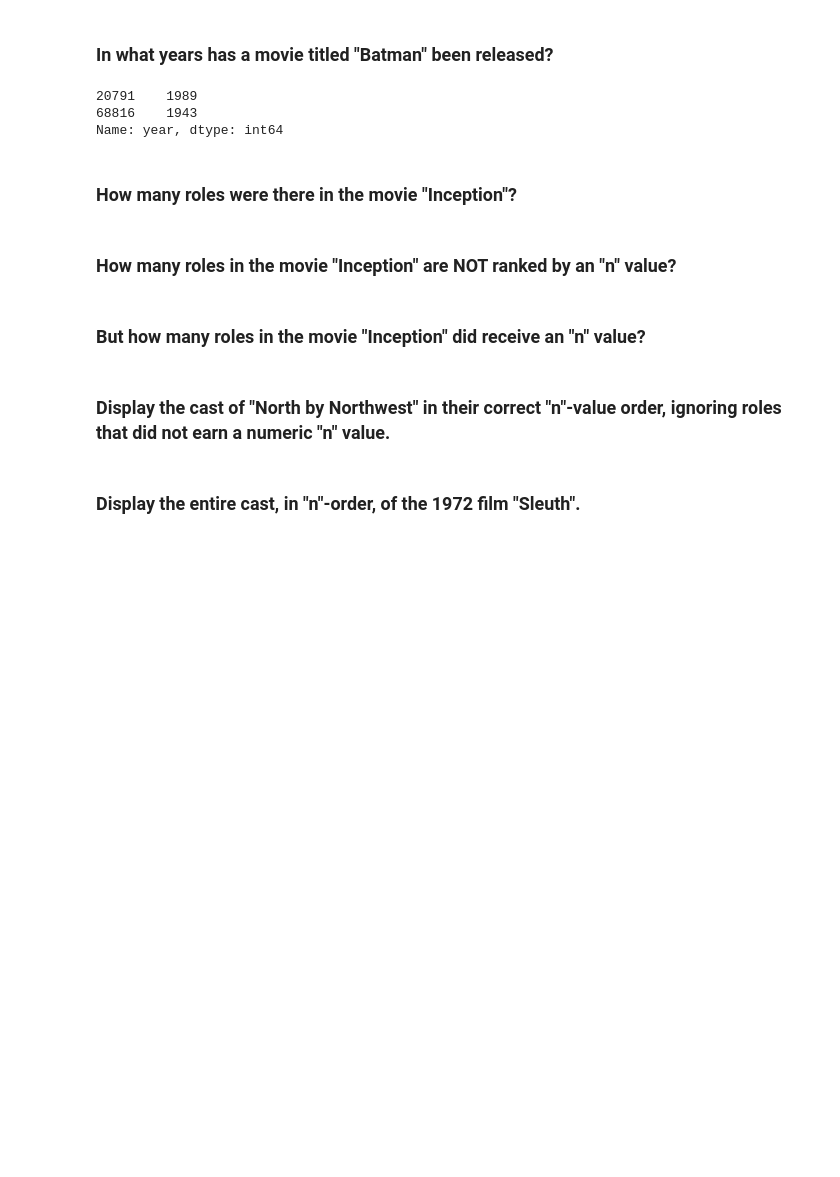
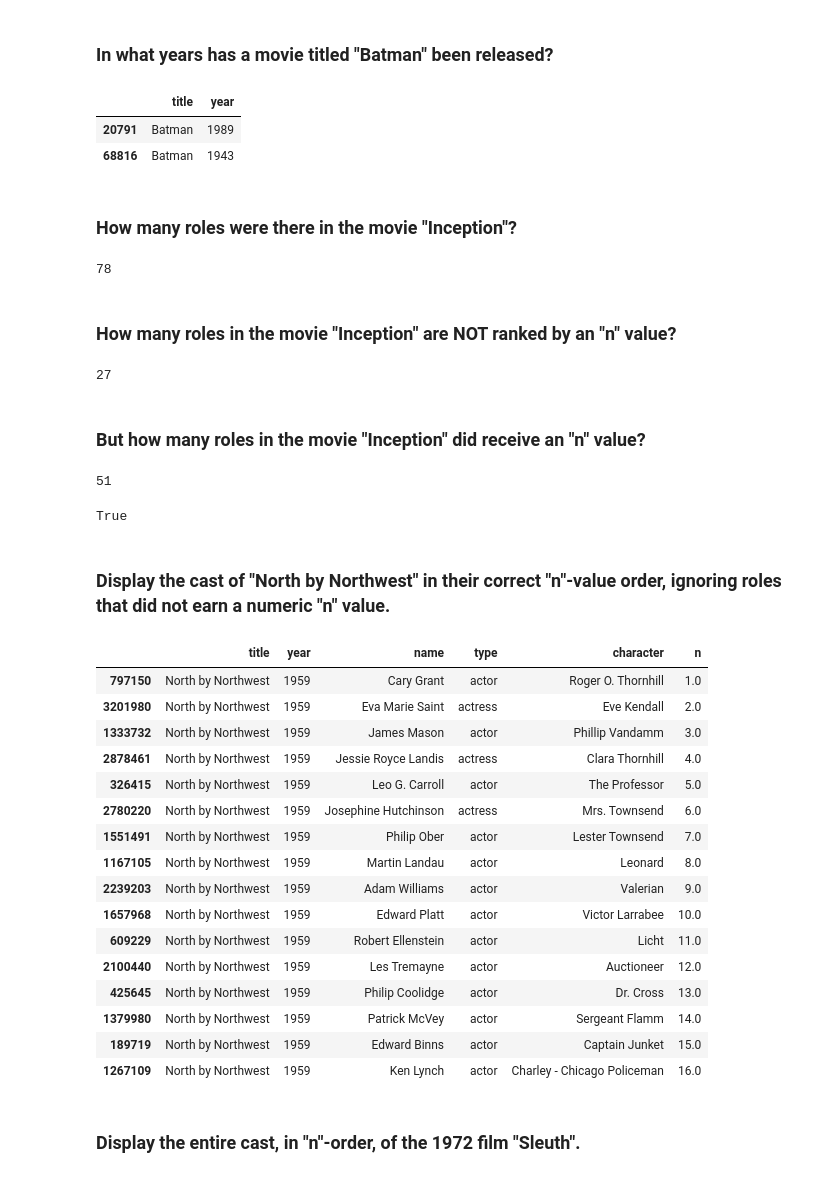
Before and after one commit to stephentesta/pycon-pandas-tutorial, a Jupyter notebook: Exercises-1.ipynb, the cells around one changed output. Drawn from its saved outputs; the diff is of its cells as text; code cells hidden in the pictures; blank space fills up the shorter version.

```diff
--- a/Exercises-1.ipynb
+++ b/Exercises-1.ipynb
@@ -153,18 +153,63 @@ len(made_between_1950_1959)
 # %% [markdown]
 ### In what years has a movie titled "Batman" been released?
 # %%
-titles.year[titles.title == 'Batman']
+t = titles[titles.title == 'Batman']
+t
 # %% [output]
-20791    1989
-68816    1943
-Name: year, dtype: int64
+|  | title | year |
+| 20791 | Batman | 1989 |
+| 68816 | Batman | 1943 |
 # %% [markdown]
 ### How many roles were there in the movie "Inception"?
+# %%
+inception_cast = cast[(cast.title == 'Inception')]
+len(inception_cast)
+# %% [output]
+78
 # %% [markdown]
 ### How many roles in the movie "Inception" are NOT ranked by an "n" value?
+# %%
+n_nas = inception_cast.n.isnull()
+not_ranked_n = inception_cast[n_nas]
+len(not_ranked_n)
+# %% [output]
+27
 # %% [markdown]
 ### But how many roles in the movie "Inception" did receive an "n" value?
+# %%
+n_not_na = inception_cast.n.notnull()
+ranked_n = inception_cast[n_not_na]
+len(ranked_n)
+# %% [output]
+51
+# %%
+# sanity check
+len(ranked_n) + len(not_ranked_n) == 78
+# %% [output]
+True
 # %% [markdown]
 ### Display the cast of "North by Northwest" in their correct "n"-value order, ignoring roles that did not earn a numeric "n" value.
+# %%
+north = cast[cast.title == 'North by Northwest']
+north = north[north.n.notnull()]
+north.sort_values('n')
+# %% [output]
+|  | title | year | name | type | character | n |
+| 797150 | North by Northwest | 1959 | Cary Grant | actor | Roger O. Thornhill | 1.0 |
+| 3201980 | North by Northwest | 1959 | Eva Marie Saint | actress | Eve Kendall | 2.0 |
+| 1333732 | North by Northwest | 1959 | James Mason | actor | Phillip Vandamm | 3.0 |
+| 2878461 | North by Northwest | 1959 | Jessie Royce Landis | actress | Clara Thornhill | 4.0 |
+| 326415 | North by Northwest | 1959 | Leo G. Carroll | actor | The Professor | 5.0 |
+| 2780220 | North by Northwest | 1959 | Josephine Hutchinson | actress | Mrs. Townsend | 6.0 |
+| 1551491 | North by Northwest | 1959 | Philip Ober | actor | Lester Townsend | 7.0 |
+| 1167105 | North by Northwest | 1959 | Martin Landau | actor | Leonard | 8.0 |
+| 2239203 | North by Northwest | 1959 | Adam Williams | actor | Valerian | 9.0 |
+| 1657968 | North by Northwest | 1959 | Edward Platt | actor | Victor Larrabee | 10.0 |
+| 609229 | North by Northwest | 1959 | Robert Ellenstein | actor | Licht | 11.0 |
+| 2100440 | North by Northwest | 1959 | Les Tremayne | actor | Auctioneer | 12.0 |
+| 425645 | North by Northwest | 1959 | Philip Coolidge | actor | Dr. Cross | 13.0 |
+| 1379980 | North by Northwest | 1959 | Patrick McVey | actor | Sergeant Flamm | 14.0 |
+| 189719 | North by Northwest | 1959 | Edward Binns | actor | Captain Junket | 15.0 |
+| 1267109 | North by Northwest | 1959 | Ken Lynch | actor | Charley - Chicago Policeman | 16.0 |
 # %% [markdown]
 ### Display the entire cast, in "n"-order, of the 1972 film "Sleuth".
```
Also changed, not shown: parts of 20 cells of this notebook, 1 other file.
